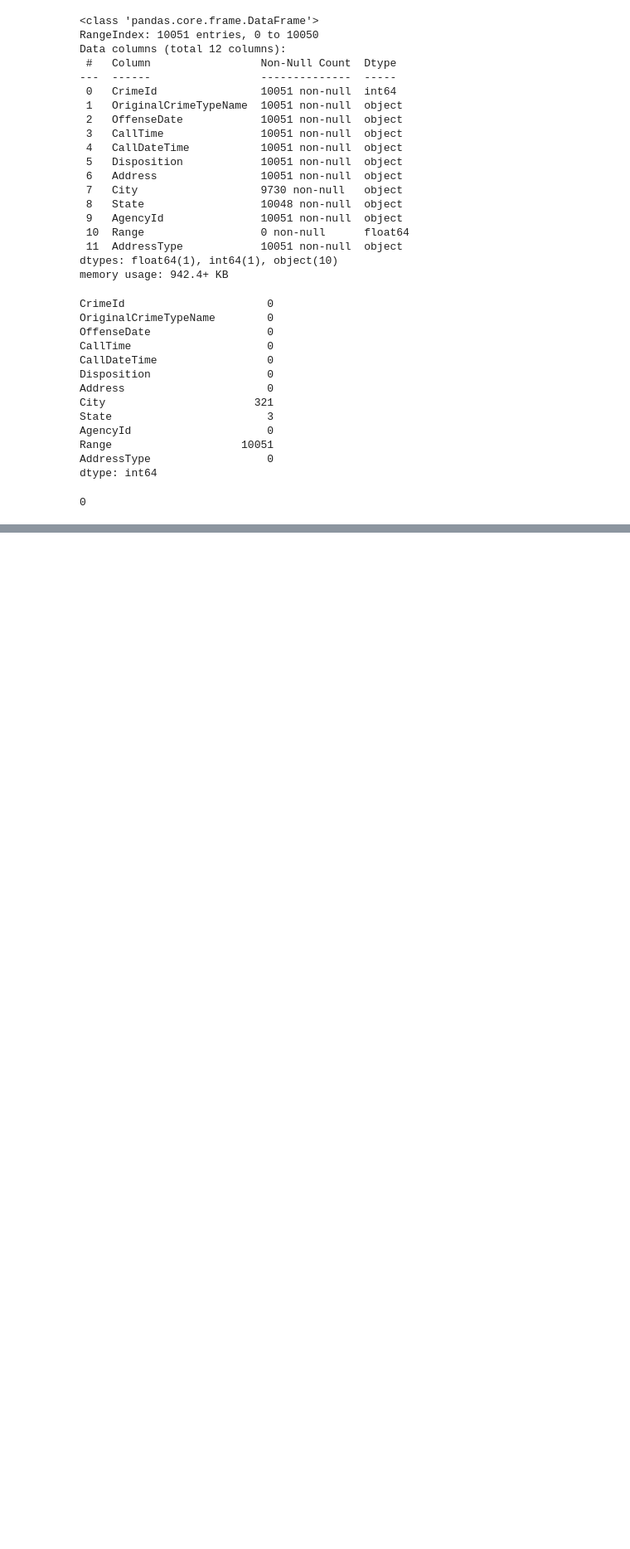
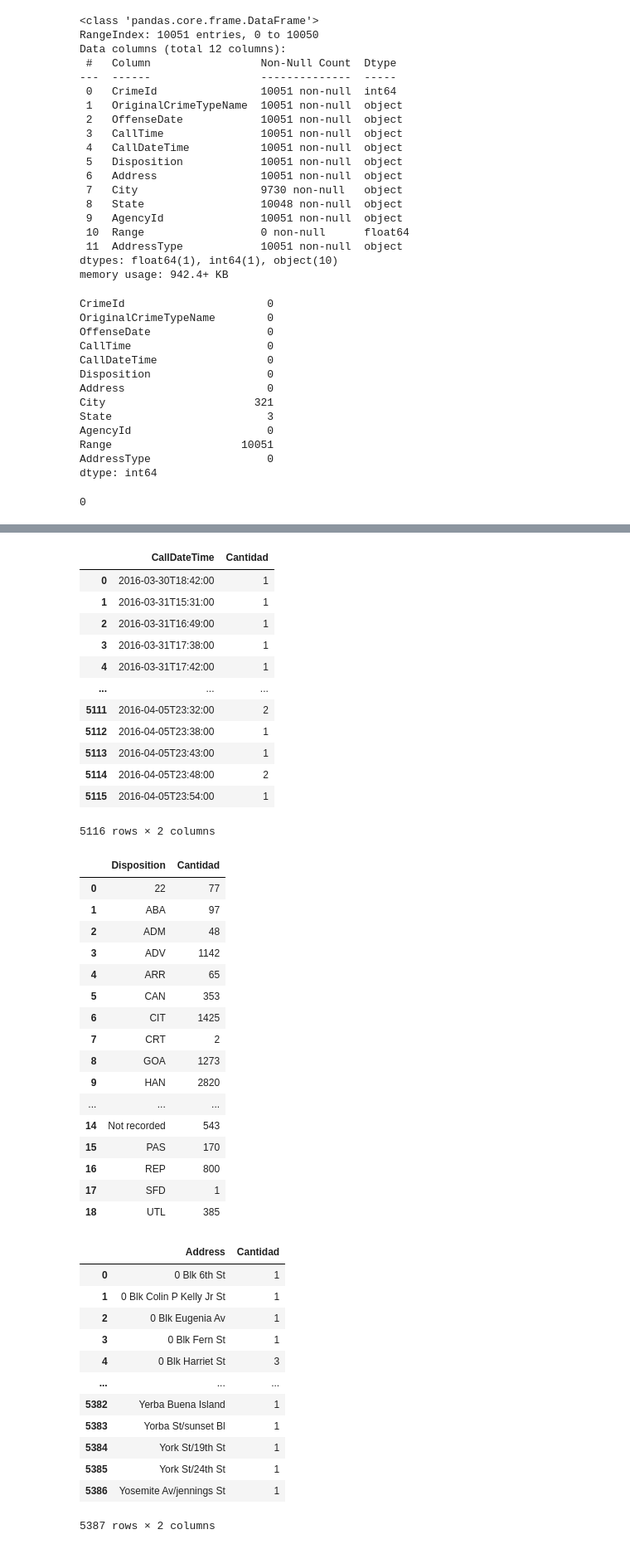
Before and after one commit to Jhani18/LimpiezaBaseDeDatos, a Jupyter notebook: [NRC_6292]_JhaniraAranda_La21Unidad2.pdf-checkpoint.ipynb, the cells around one changed output, grey strips where cells are left out. Shown at 83% size. Cells and saved outputs as stored; diff of their text form; code cells hidden in the pictures; blank space fills up the shorter version.

Commit message:
Profundizamos los errores encontrados en la base de datos

```diff
--- a/[NRC_6292]_JhaniraAranda_La21Unidad2.pdf-checkpoint.ipynb
+++ b/[NRC_6292]_JhaniraAranda_La21Unidad2.pdf-checkpoint.ipynb
@@ -74,0 +83,7 @@ df.duplicated().sum()
+# %%
+'''Se procede a encontrar los datos que son únicos'''
+def d_unico(n_caracteristicas):
+    '''Recorre las características de la base de datos'''
+    for i in n_caracteristicas:
+        '''Que almacene los datos únicos'''
+        display(i, df[i].unique(), '----')
@@ -74,0 +129,9 @@ df.duplicated().sum()
+# %%
+'''Buscar si los valores "unicos" se repiten'''
+def d_unico(n_caracteristicas):
+    for i in n_caracteristicas:
+        display(df.groupby(i).size().reset_index(name='Cantidad'))
+# %%
+'''Mostrar datos unicos que se repiten'''
+d_unico(columnas)
+# %% [output]
@@ -74,0 +187,43 @@ df.duplicated().sum()
+|  | CallDateTime | Cantidad |
+| 0 | 2016-03-30T18:42:00 | 1 |
+| 1 | 2016-03-31T15:31:00 | 1 |
+| 2 | 2016-03-31T16:49:00 | 1 |
+| 3 | 2016-03-31T17:38:00 | 1 |
+| 4 | 2016-03-31T17:42:00 | 1 |
+| ... | ... | ... |
+| 5111 | 2016-04-05T23:32:00 | 2 |
+| 5112 | 2016-04-05T23:38:00 | 1 |
+| 5113 | 2016-04-05T23:43:00 | 1 |
+| 5114 | 2016-04-05T23:48:00 | 2 |
+| 5115 | 2016-04-05T23:54:00 | 1 |
+5116 rows × 2 columns
+|  | Disposition | Cantidad |
+| 0 | 22 | 77 |
+| 1 | ABA | 97 |
+| 2 | ADM | 48 |
+| 3 | ADV | 1142 |
+| 4 | ARR | 65 |
+| 5 | CAN | 353 |
+| 6 | CIT | 1425 |
+| 7 | CRT | 2 |
+| 8 | GOA | 1273 |
+| 9 | HAN | 2820 |
+| ... | ... | ... |
+| 14 | Not recorded | 543 |
+| 15 | PAS | 170 |
+| 16 | REP | 800 |
+| 17 | SFD | 1 |
+| 18 | UTL | 385 |
+|  | Address | Cantidad |
+| 0 | 0 Blk 6th St | 1 |
+| 1 | 0 Blk Colin P Kelly Jr St | 1 |
+| 2 | 0 Blk Eugenia Av | 1 |
+| 3 | 0 Blk Fern St | 1 |
+| 4 | 0 Blk Harriet St | 3 |
+| ... | ... | ... |
+| 5382 | Yerba Buena Island | 1 |
+| 5383 | Yorba St/sunset Bl | 1 |
+| 5384 | York St/19th St | 1 |
+| 5385 | York St/24th St | 1 |
+| 5386 | Yosemite Av/jennings St | 1 |
+5387 rows × 2 columns
```
Also changed, not shown: parts of 3 cells of this notebook.
